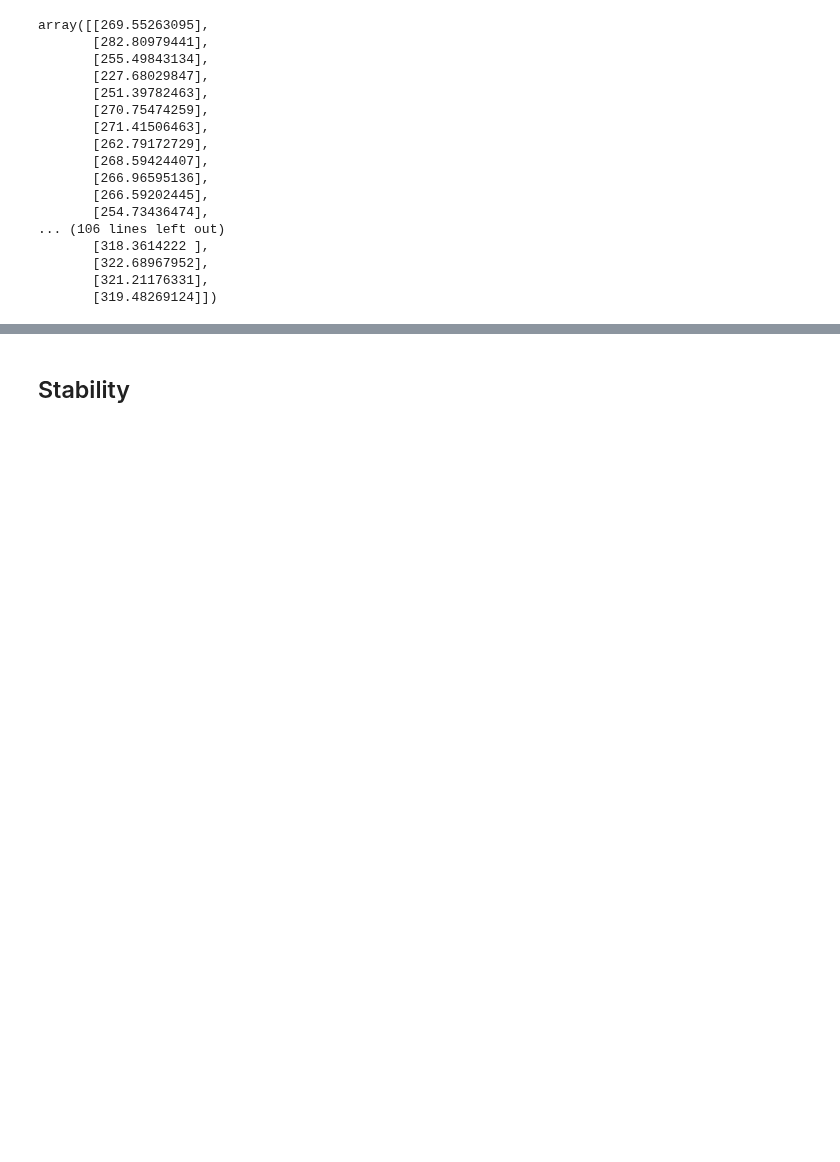
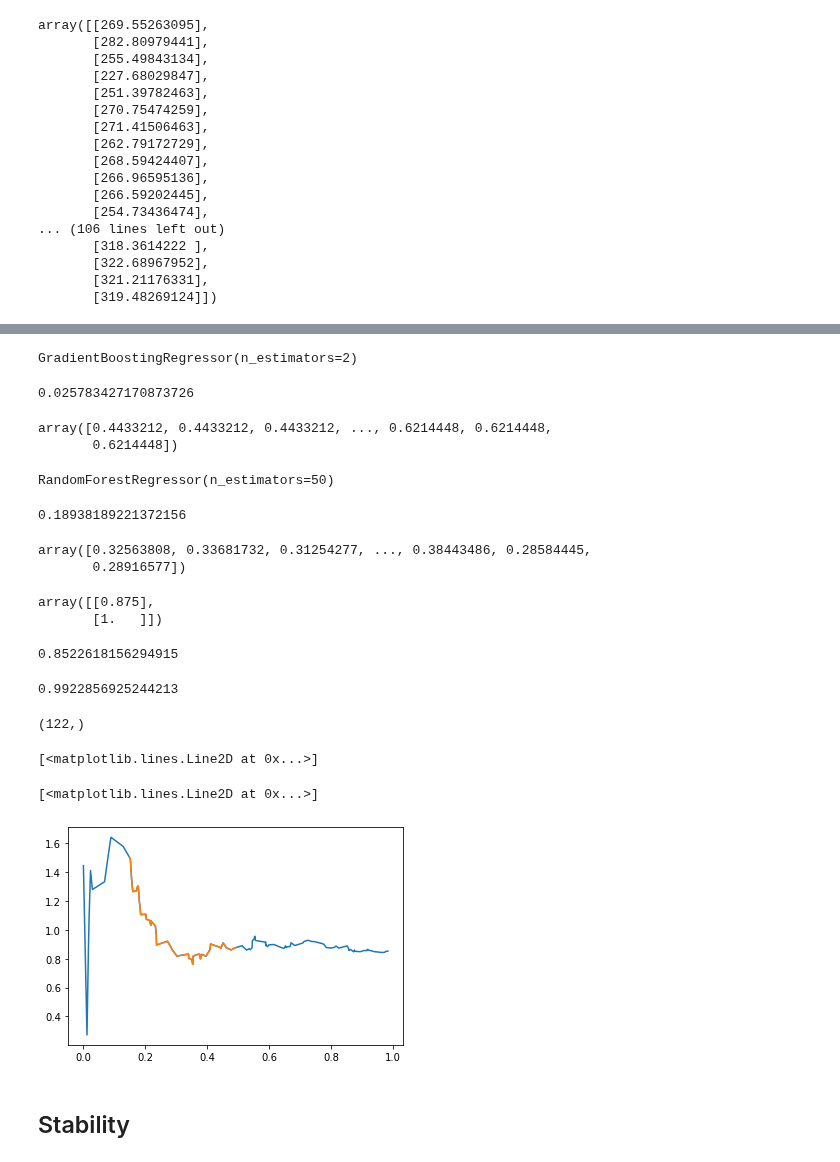
Before and after one commit to Karlmyh/RTER, a Jupyter notebook: test.ipynb, the cells around one changed output, grey strips where cells are left out. Drawn from its saved outputs; the diff is of its cells as text; code cells hidden in the pictures; blank space fills up the shorter version.

Commit message:
add ensemble method

```diff
--- a/test.ipynb
+++ b/test.ipynb
@@ -820,3 +866,59 @@ array([[269.55263095],
+# %%
+from sklearn.ensemble import GradientBoostingRegressor
+
+
+model_GBRT = GradientBoostingRegressor(n_estimators = 2)
+
+model_GBRT.fit(X_train, Y_train.ravel())
+y_hat=model_GBRT.predict(X_grid)
+mse_score = MSE(y_hat, np.mean(X_grid,axis=1))
+mse_score
+# %% [output]
+GradientBoostingRegressor(n_estimators=2)
+0.025783427170873726
+# %%
+y_hat
+# %% [output]
+array([0.4433212, 0.4433212, 0.4433212, ..., 0.6214448, 0.6214448,
+       0.6214448])
+# %%
+from sklearn.ensemble import GradientBoostingRegressor, RandomForestRegressor
+model_RFR = RandomForestRegressor(n_estimators =50)
+model_RFR.fit(X_train, Y_train.ravel())
+
+y_hat=model_RFR.predict(X_grid)
+mse_score = MSE(y_hat, np.mean(X_grid,axis=1))
+mse_score
+# %% [output]
+RandomForestRegressor(n_estimators=50)
+0.18938189221372156
+# %%
+y_hat
+# %% [output]
+array([0.32563808, 0.33681732, 0.31254277, ..., 0.38443486, 0.28584445,
+       0.28916577])
+# %%
+node_check=list(model.tree_.leafnode_fun.values())[7]
+# %%
+node_check.X_range
+node_check.dt_Y.mean()
+node_check.y_hat
+# %% [output]
+array([[0.875],
+       [1.   ]])
+0.8522618156294915
+0.9922856925244213
+# %%
+node_check.sorted_ratio.shape
+# %% [output]
+(122,)
+# %%
+plt.plot(node_check.sorted_ratio,node_check.sorted_prediction)
+plt.plot(node_check.sorted_ratio[10:55],node_check.sorted_prediction[10:55])
+# %% [output]
+[<matplotlib.lines.Line2D at 0x...>]
+[<matplotlib.lines.Line2D at 0x...>]
+[figure, added]
 # %% [markdown]
 ## Stability
 # %%
```
Also changed, not shown: parts of 32 cells of this notebook, 9 other files.
